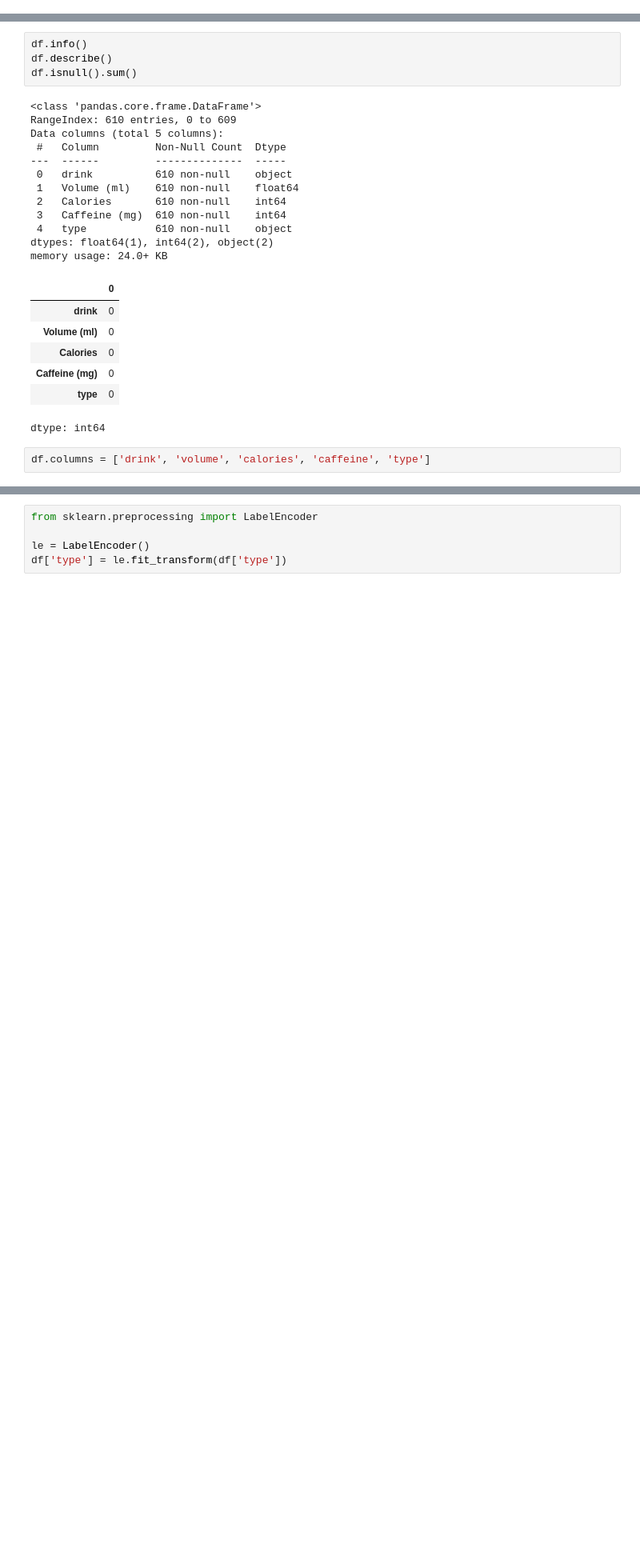
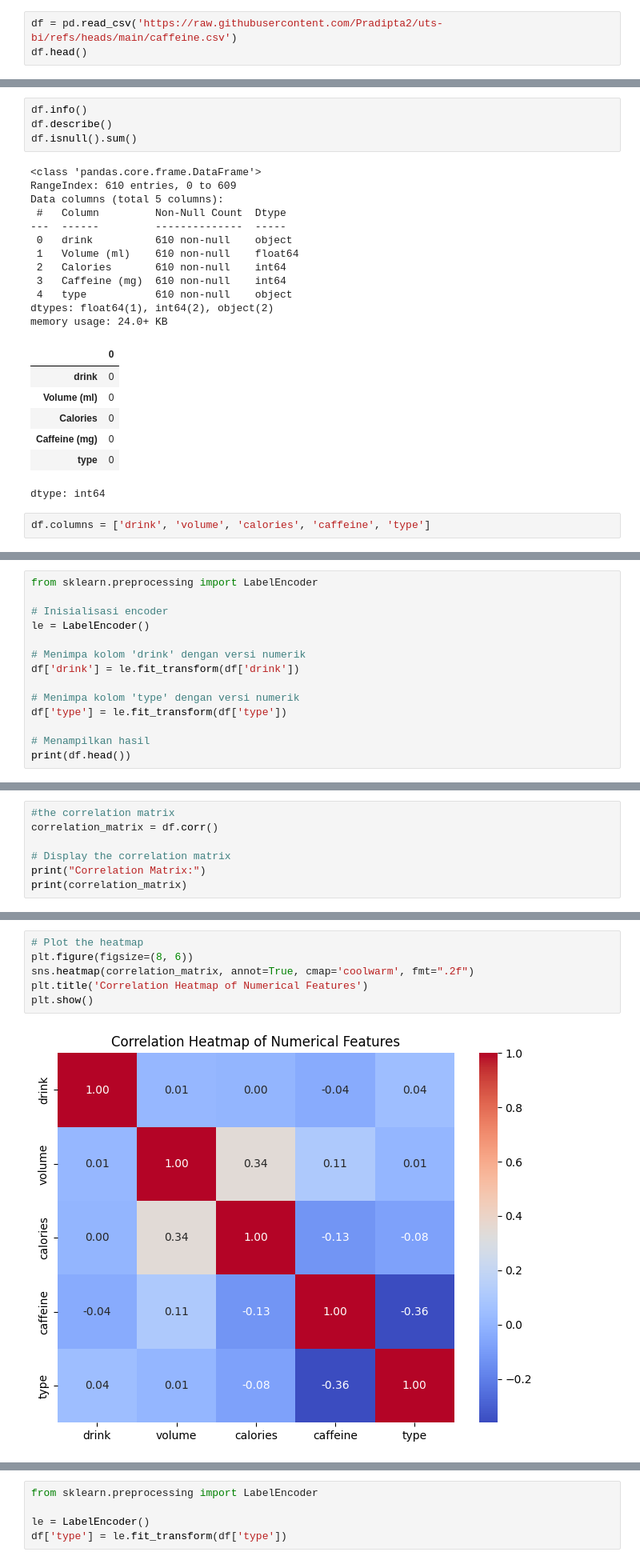
Before and after one commit to Pradipta2/uts-bi, a Jupyter notebook: UTS_BI.ipynb, the cells around one changed output, grey strips where cells are left out. Shown at 80% size. Saved outputs shown, nothing was run; the diff lists cells and outputs as text; blank space fills up the shorter version.

```diff
--- a/UTS_BI.ipynb
+++ b/UTS_BI.ipynb
@@ -24,0 +12,3 @@ df.head()
+# %%
+df = pd.read_csv('https://raw.githubusercontent.com/Pradipta2/uts-bi/refs/heads/main/caffeine.csv')
+df.head()
@@ -50,0 +52,14 @@ df.columns = ['drink', 'volume', 'calories', 'caffeine', 'type']
+# %%
+from sklearn.preprocessing import LabelEncoder
+
+# Inisialisasi encoder
+le = LabelEncoder()
+
+# Menimpa kolom 'drink' dengan versi numerik
+df['drink'] = le.fit_transform(df['drink'])
+
+# Menimpa kolom 'type' dengan versi numerik
+df['type'] = le.fit_transform(df['type'])
+
+# Menampilkan hasil
+print(df.head())
@@ -50,0 +75,7 @@ df.columns = ['drink', 'volume', 'calories', 'caffeine', 'type']
+# %%
+#the correlation matrix
+correlation_matrix = df.corr()
+
+# Display the correlation matrix
+print("Correlation Matrix:")
+print(correlation_matrix)
@@ -50,0 +90,8 @@ df.columns = ['drink', 'volume', 'calories', 'caffeine', 'type']
+# %%
+# Plot the heatmap
+plt.figure(figsize=(8, 6))
+sns.heatmap(correlation_matrix, annot=True, cmap='coolwarm', fmt=".2f")
+plt.title('Correlation Heatmap of Numerical Features')
+plt.show()
+# %% [output]
+[figure, added]
```
Also changed, not shown: parts of 17 cells of this notebook.
